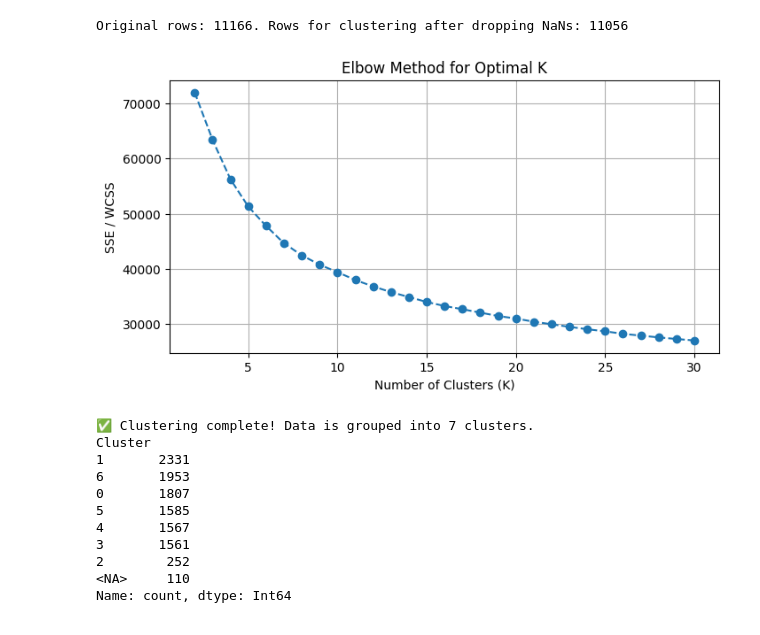
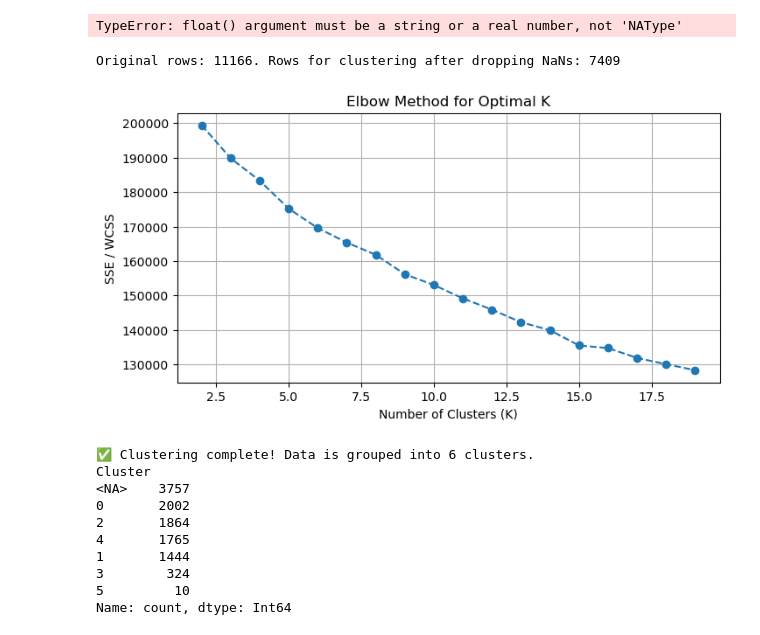
Before and after one commit to Syreel/DataMining, a Jupyter notebook: clustering.ipynb, the cells around one changed output. Saved outputs shown, nothing was run; the diff lists cells and outputs as text; code cells hidden in the pictures.

Commit message:
update clustering

```diff
--- a/clustering.ipynb
+++ b/clustering.ipynb
@@ -60,21 +60,31 @@ memory usage: 3.9+ MB
 # Select the final, cleaned, and engineered numerical features
 FEATURE_COLS = [
     # Linguistic & Rate Features
-    #'tokens_per_sent', 'avg_token_per_clause', 'swear_rate', 'tokens_per_minute', 'n_sentences', 'n_tokens', 'swear_IT', 'swear_EN', 'lexical_density',
+    'tokens_per_sent', 'avg_token_per_clause', 'swear_rate', 'tokens_per_minute', 'n_sentences', 'n_tokens', 'swear_IT', 'swear_EN', 'lexical_density',
 
     # Audio/Acoustic Features (Using a representative sample)
     'bpm', 'centroid', 'rolloff', 'flux', 'rms', 'spectral_complexity', 'pitch', 'flatness',
 
     # Aggregated/Relative Popularity Features
-    #'popularity', 'mean_popularity_artist', 'mean_popularity_album',
-    #'song_pop_vs_region_avg_zscore', 'release_gap_zscore',
-    #'rank_by_year'
+    'popularity', 'mean_popularity_artist', 'mean_popularity_album',
+    'song_pop_vs_region_avg_zscore', 'release_gap_zscore',
+    'rank_by_year'
 ]
+
+#FEATURE_COLS = df.select_dtypes(include=np.number).columns
+# %%
+from sklearn.preprocessing import MinMaxScaler
+
+
+scaler = MinMaxScaler()
+X = scaler.fit_transform(df[FEATURE_COLS].values)
+# %% [output]
+TypeError: float() argument must be a string or a real number, not 'NAType'
 # %%
 data_for_clustering = df[FEATURE_COLS].dropna()
 print(f"Original rows: {len(df)}. Rows for clustering after dropping NaNs: {len(data_for_clustering)}")
 # %% [output]
-Original rows: 11166. Rows for clustering after dropping NaNs: 11056
+Original rows: 11166. Rows for clustering after dropping NaNs: 7409
 # %%
 from sklearn.preprocessing import StandardScaler
 
@@ -89,30 +99,30 @@ X_scaled = scaler.fit_transform(data_for_clustering)
 # %%
 from sklearn.cluster import KMeans
 import matplotlib.pyplot as plt
 
 wcss = []
-k_range = range(2, 31) # Testing K from 2 to 10
+k_range = range(2, 20) # Testing K from 2 to 10
 
 for k in k_range:
     # Set n_init to 'auto' for modern sklearn versions
     kmeans = KMeans(n_clusters=k, random_state=42, n_init= 10)
     kmeans.fit(X_scaled)
     wcss.append(kmeans.inertia_) # inertia_ is the WCSS
 
 # Plot the results
 plt.figure(figsize=(8, 4))
 plt.plot(k_range, wcss, marker='o', linestyle='--')
 plt.title('Elbow Method for Optimal K')
 plt.xlabel('Number of Clusters (K)')
 plt.ylabel('SSE / WCSS')
 plt.grid(True)
 plt.show()
 #
 # %% [output]
-[figure, old version]
+[figure, new version]
 # %%
 # --- STEP 4A: Train the final model ---
-optimal_k = 7 # Replace with the K you chose from the plot
+optimal_k = 6 # Replace with the K you chose from the plot
 
 kmeans_final = KMeans(n_clusters=optimal_k, random_state=42, n_init=10)
 kmeans_final.fit(X_scaled)
@@ -132,16 +142,15 @@ df['Cluster'] = df['Cluster'].astype('Int64')
 print(f"\n✅ Clustering complete! Data is grouped into {optimal_k} clusters.")
 print(df['Cluster'].value_counts(dropna=False))
 # %% [output]
-✅ Clustering complete! Data is grouped into 7 clusters.
+✅ Clustering complete! Data is grouped into 6 clusters.
 Cluster
-1       2331
-6       1953
-0       1807
-5       1585
-4       1567
-3       1561
-2        252
-<NA>     110
+<NA>    3757
+0       2002
+2       1864
+4       1765
+1       1444
+3        324
+5         10
 Name: count, dtype: Int64
 # %%
 # Analyze the cluster centroids using the original feature names
```
Also changed, not shown: parts of 7 cells of this notebook.
